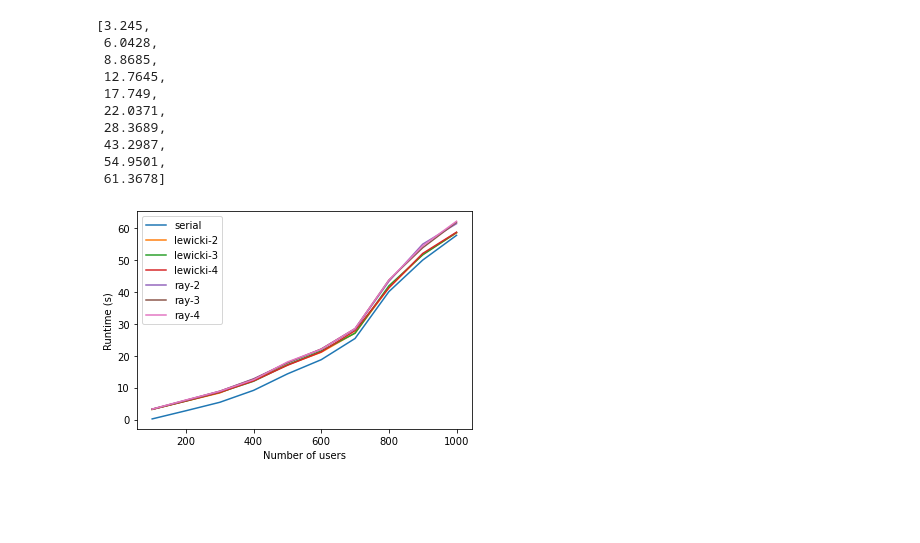
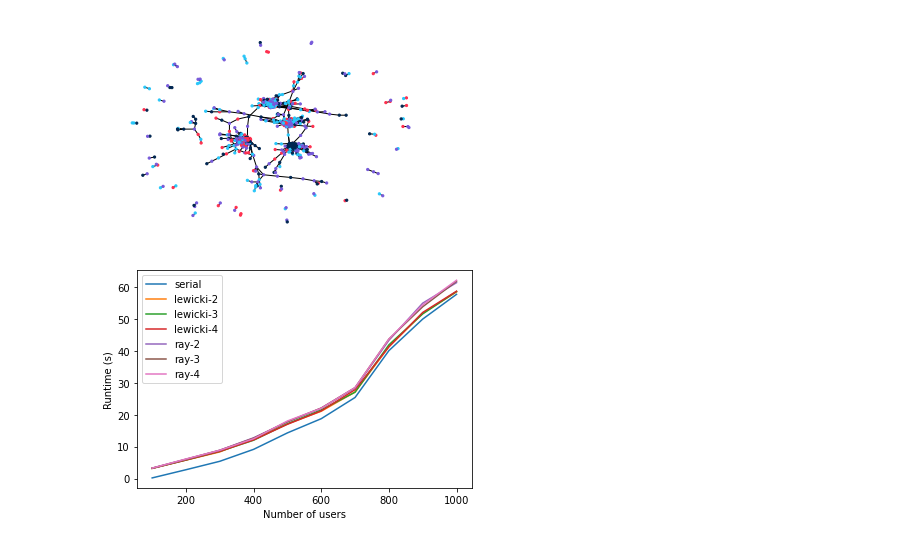
Before and after one commit to cwru-xlab/sharetrace-ray, a Jupyter notebook: evaluation/Sandbox.ipynb, the cells around one changed output. Cells and saved outputs as stored; diff of their text form; code cells hidden in the pictures; blank space fills up the shorter version.

Commit message:
Onto data collection

```diff
--- a/evaluation/Sandbox.ipynb
+++ b/evaluation/Sandbox.ipynb
@@ -9,3 +38,5 @@ import pandas as pd
 # %%
-hists = synthetic.load_histories()
-contacts = search.ContactSearch(min_dur=900, workers=-1).search(hists)
+data = synthetic.create_data(1000, high=0.3, low=-0.3)
+scores = data.scores
+hists = data.geohashes()
+contacts = search.ContactSearch(min_dur=15, workers=-1).search(hists)
@@ -18,5 +43,5 @@ Number of selected pairs: 45925
 # %%
-rp = propagation.RiskPropagation(parts=4)
-rp._scores = len(hists)
-graph, membership = rp.create_graph(contacts)
-membership = np.array(membership)
+rp = propagation.RiskPropagation(tol=0.3, workers=4, timeout=3)
+graph, _, labels = rp.create_graph(scores, contacts)
+labels = np.array(labels)
+adj = adj_mat(graph, rp._nodes)
@@ -46,20 +48,15 @@ def get_runtime(pstats):
+# %%
+f = plt.figure()
+network = nx.from_numpy_array(adj)
+cidx = np.array(['#ff304f', '#002651', '#775ada', '#28c7fa'])
+nx.draw(network, node_color=cidx[labels], node_size=5, ax=f.add_subplot(111))
+# f.savefig('graph.png', dpi=300)
+# %% [output]
+[figure, added]
 # %%
 stats = load_stats(f'risk-propagation:ray')
 _, pstats = split_stats(stats)
 # runtime = get_runtime(pstats)
-# %%
-[pstats[i]['RuntimeInSec'].max() for i in range(0, 30, 3)]
-# %% [output]
-[3.245,
- 6.0428,
- 8.8685,
- 12.7645,
- 17.749,
- 22.0371,
- 28.3689,
- 43.2987,
- 54.9501,
- 61.3678]
 # %%
 impls = ('serial', 'lewicki', 'ray')
 pstarts = (0, 1, 2)
```
Also changed, not shown: parts of 11 cells of this notebook, 3 other files.
